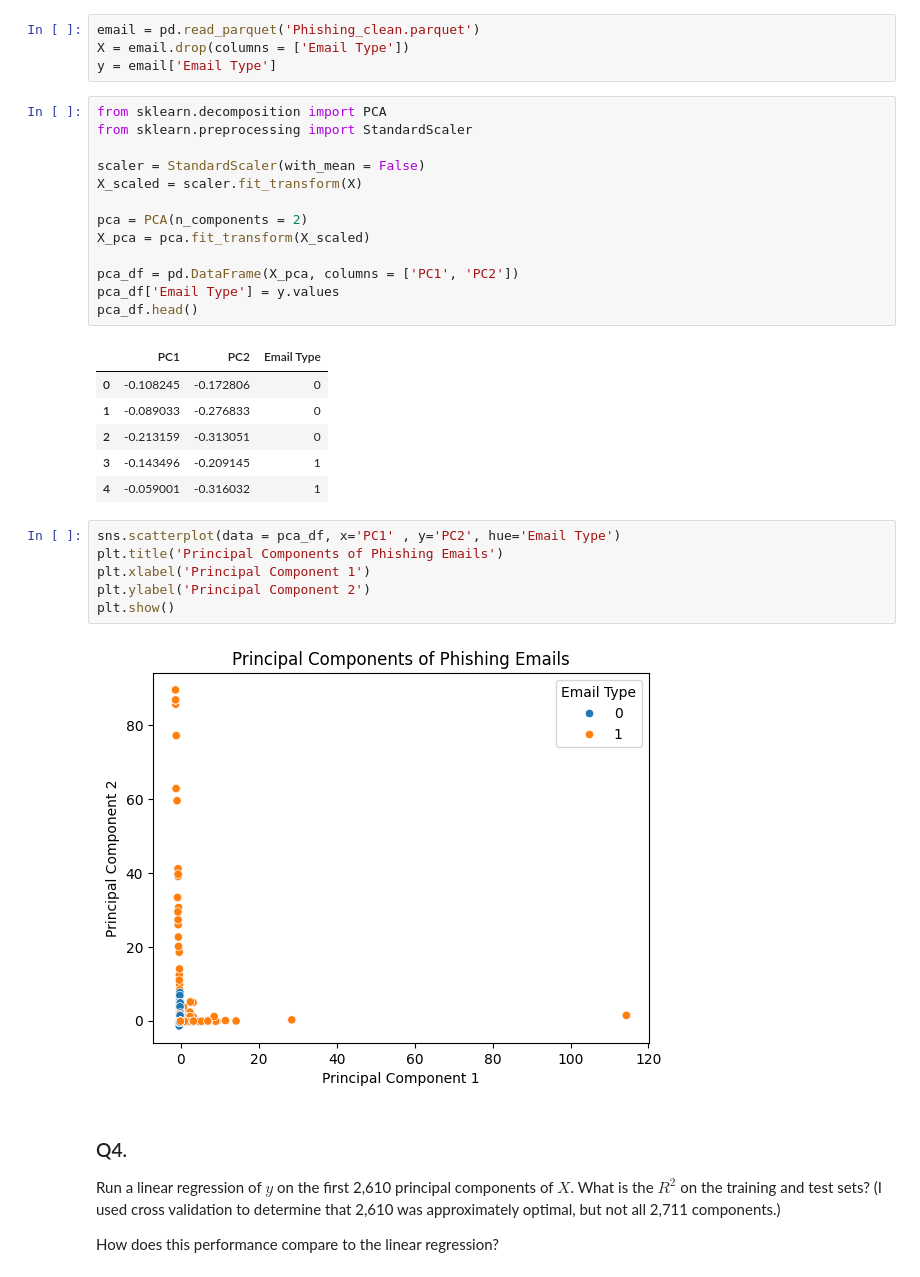
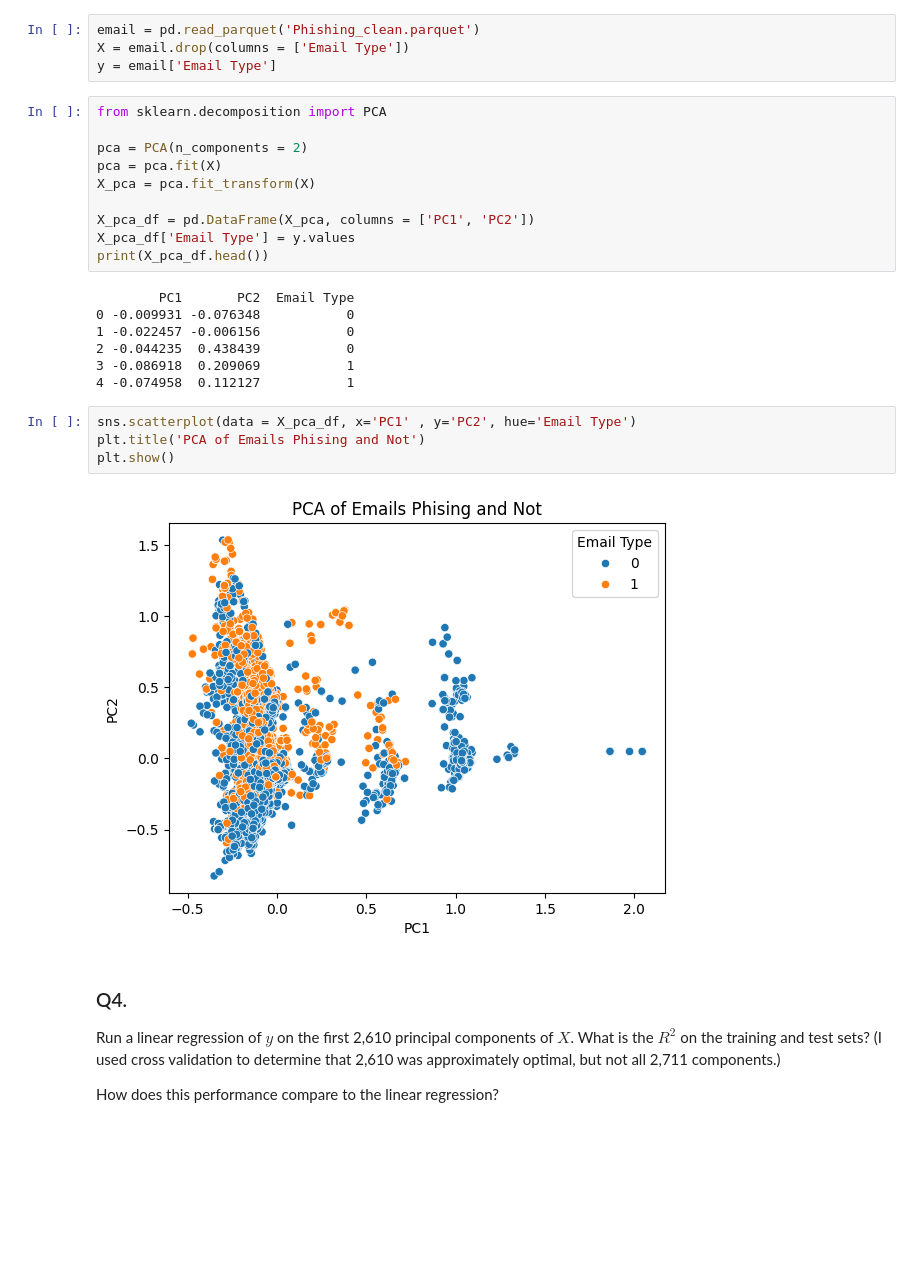
Before and after one commit to eaa3ug/pca_assignment, a Jupyter notebook: assignment.ipynb, the cells around one changed output. Saved outputs shown, nothing was run; the diff lists cells and outputs as text; blank space fills up the shorter version.

```diff
--- a/assignment.ipynb
+++ b/assignment.ipynb
@@ -120,32 +120,27 @@ X = email.drop(columns = ['Email Type'])
 y = email['Email Type']
 # %%
 from sklearn.decomposition import PCA
-from sklearn.preprocessing import StandardScaler
-
-scaler = StandardScaler(with_mean = False)
-X_scaled = scaler.fit_transform(X)
 
 pca = PCA(n_components = 2)
-X_pca = pca.fit_transform(X_scaled)
+pca = pca.fit(X)
+X_pca = pca.fit_transform(X)
 
-pca_df = pd.DataFrame(X_pca, columns = ['PC1', 'PC2'])
-pca_df['Email Type'] = y.values
-pca_df.head()
+X_pca_df = pd.DataFrame(X_pca, columns = ['PC1', 'PC2'])
+X_pca_df['Email Type'] = y.values
+print(X_pca_df.head())
 # %% [output]
-|  | PC1 | PC2 | Email Type |
-| 0 | -0.108245 | -0.172806 | 0 |
-| 1 | -0.089033 | -0.276833 | 0 |
-| 2 | -0.213159 | -0.313051 | 0 |
-| 3 | -0.143496 | -0.209145 | 1 |
-| 4 | -0.059001 | -0.316032 | 1 |
+        PC1       PC2  Email Type
+0 -0.009931 -0.076348           0
+1 -0.022457 -0.006156           0
+2 -0.044235  0.438439           0
+3 -0.086918  0.209069           1
+4 -0.074958  0.112127           1
 # %%
-sns.scatterplot(data = pca_df, x='PC1' , y='PC2', hue='Email Type')
-plt.title('Principal Components of Phishing Emails')
-plt.xlabel('Principal Component 1')
-plt.ylabel('Principal Component 2')
+sns.scatterplot(data = X_pca_df, x='PC1' , y='PC2', hue='Email Type')
+plt.title('PCA of Emails Phising and Not')
 plt.show()
 # %% [output]
-[figure, old version]
+[figure, new version]
 # %% [markdown]
 ### Q4.
 
```
Also changed, not shown: parts of 1 cell of this notebook.
